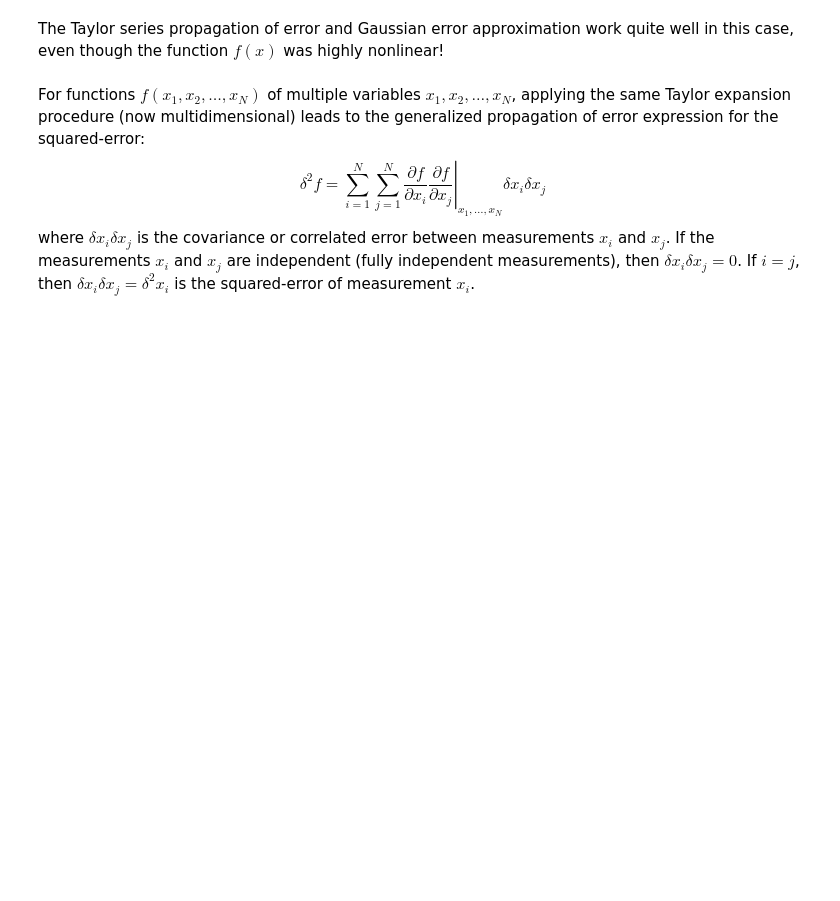
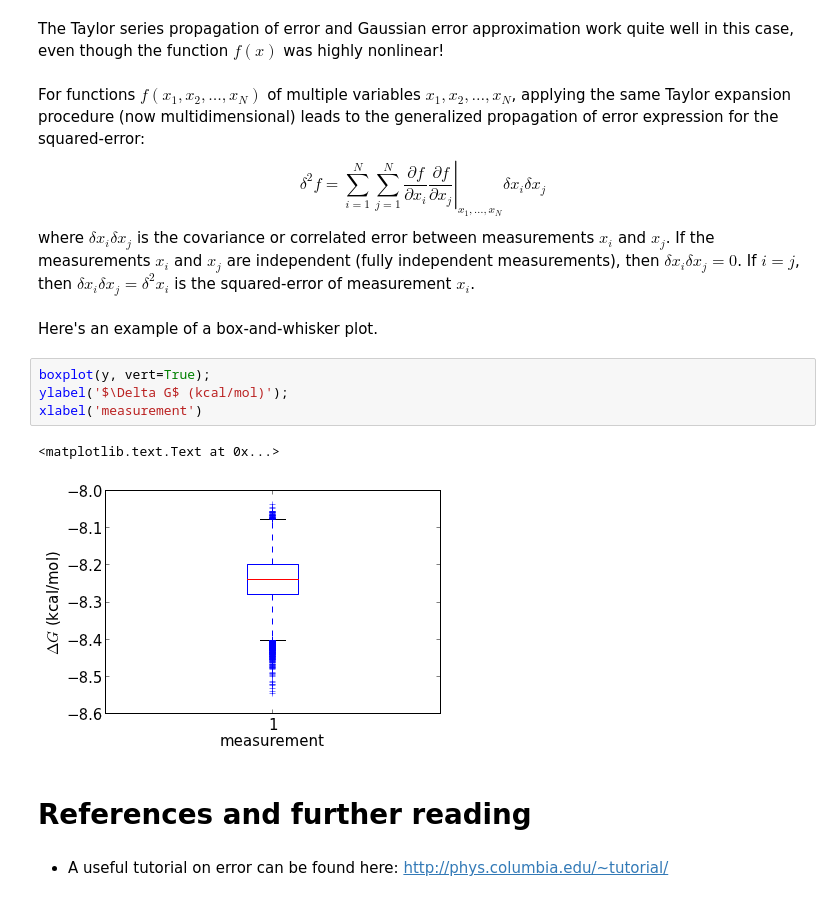
Before and after one commit to choderalab/cadd-grc-2013, a Jupyter notebook: notebooks/Propagation of error.ipynb, the cells around one changed output. Cells and saved outputs as stored; diff of their text form; blank space fills up the shorter version.

```diff
--- a/notebooks/Propagation of error.ipynb
+++ b/notebooks/Propagation of error.ipynb
@@ -89,3 +88,16 @@ The Taylor series propagation of error and Gaussian error approximation work qui
 For functions $f(x_1, x_2, \ldots, x_N)$ of multiple variables $x_1, x_2, \ldots, x_N$, applying the same Taylor expansion procedure (now multidimensional) leads to the generalized propagation of error expression for the squared-error:
     $$\delta^2 f = \sum_{i=1}^{N} \sum_{j=1}^N \left. \frac{\partial f}{\partial x_i} \frac{\partial f}{\partial x_j} \right|_{x_1,\ldots,x_N} \delta x_i \delta x_j$$
 where $\delta x_i \delta x_j$ is the covariance or correlated error between measurements $x_i$ and $x_j$.  If the measurements $x_i$ and $x_j$ are independent (fully independent measurements), then $\delta x_i \delta x_j = 0$.  If $i = j$, then $\delta x_i \delta x_j = \delta^2 x_i$ is the squared-error of measurement $x_i$.
+# %% [markdown]
+Here's an example of a box-and-whisker plot.
+# %%
+boxplot(y, vert=True);
+ylabel('$\Delta G$ (kcal/mol)');
+xlabel('measurement')
+# %% [output]
+<matplotlib.text.Text at 0x...>
+[figure, added]
+# %% [markdown]
+# References and further reading
+# %% [markdown]
+* A useful tutorial on error can be found here: http://phys.columbia.edu/~tutorial/
```
Also changed, not shown: parts of 3 cells of this notebook, 4 other files.
